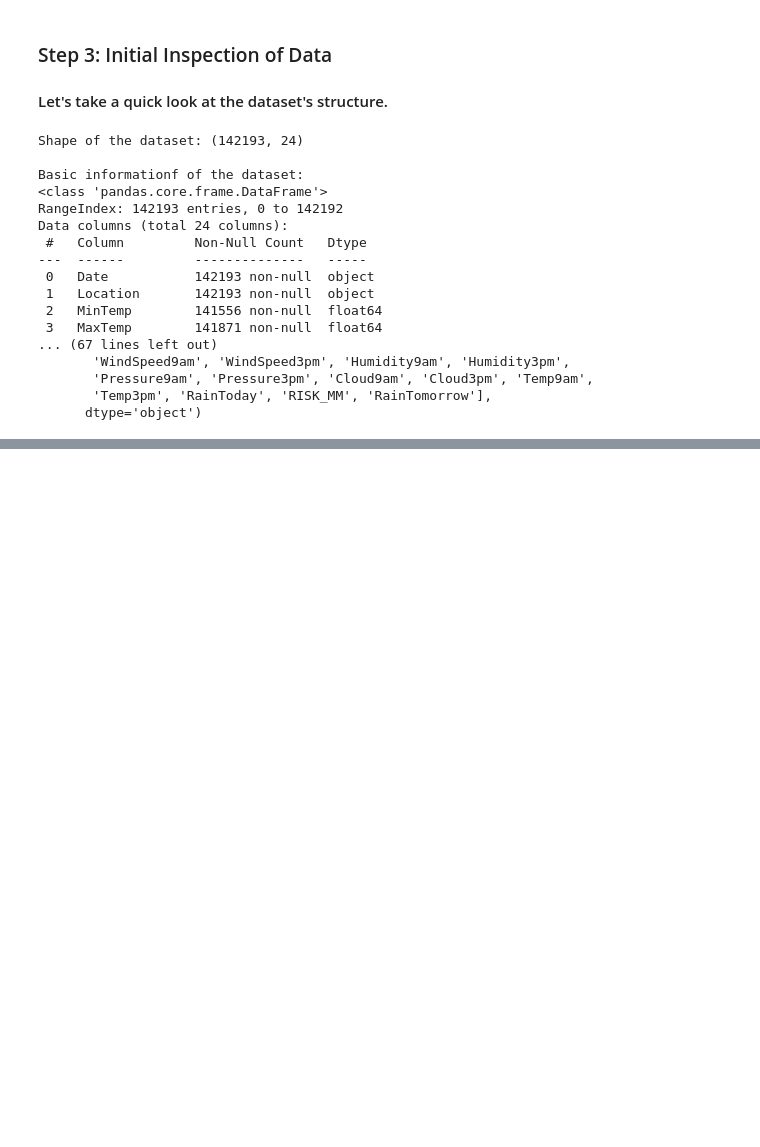
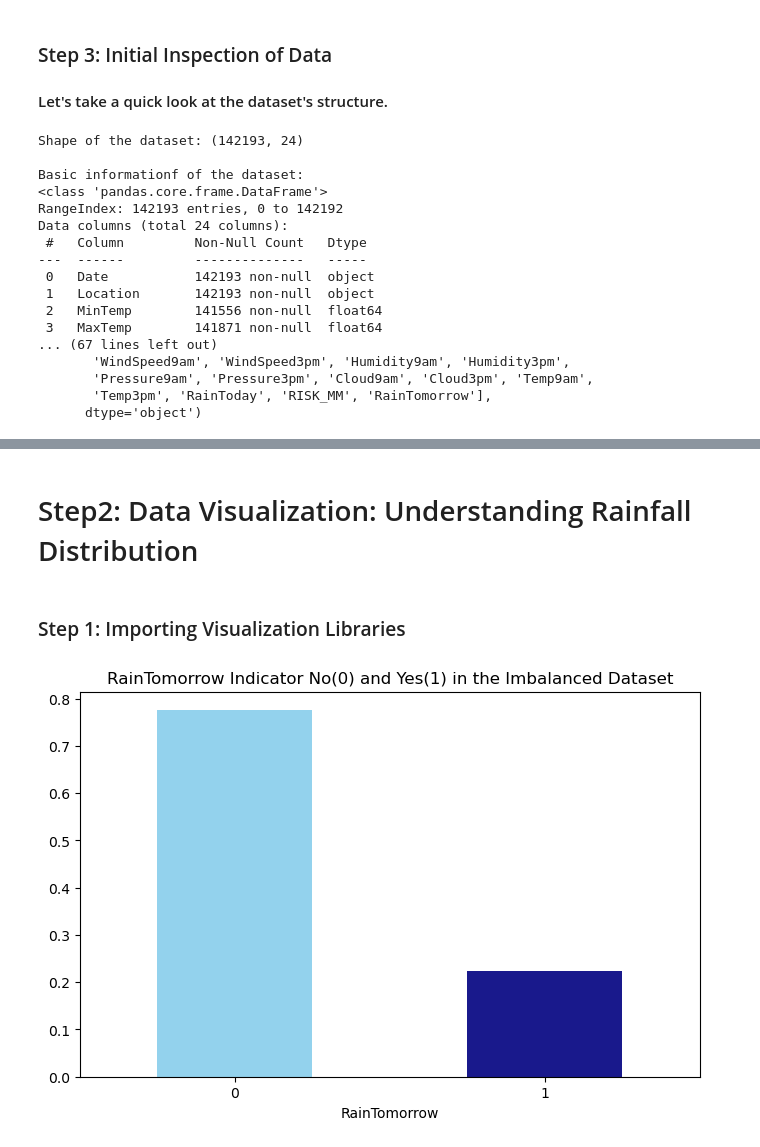
Before and after one commit to TariniPathak/RainFall-Prediction, a Jupyter notebook: Notebook-1.ipynb, the cells around one changed output, grey strips where cells are left out. Cells and saved outputs as stored; diff of their text form; code cells hidden in the pictures; blank space fills up the shorter version.

Commit message:
Understanding Rainfall Distribution and Dealing with Data Imbalance

```diff
--- a/Notebook-1.ipynb
+++ b/Notebook-1.ipynb
@@ -70,0 +86,3 @@ Data columns (total 24 columns):
+# %%
+df['RainToday'].replace({'No': 0, 'Yes': 1},inplace = True)
+df['RainTomorrow'].replace({'No': 0, 'Yes': 1},inplace = True)
@@ -70,0 +102,4 @@ Data columns (total 24 columns):
+# %% [markdown]
+# Step2: Data Visualization: Understanding Rainfall Distribution
+# %% [markdown]
+### Step 1: Importing Visualization Libraries
@@ -70,0 +109,7 @@ Data columns (total 24 columns):
+# %%
+fig = plt.figure(figsize = (8,5))
+df.RainTomorrow.value_counts(normalize = True).plot(kind='bar', color= ['skyblue','navy'], alpha = 0.9, rot=0)
+plt.title('RainTomorrow Indicator No(0) and Yes(1) in the Imbalanced Dataset')
+plt.show()
+# %% [output]
+[figure, added]
```
Also changed, not shown: parts of 14 cells of this notebook.
